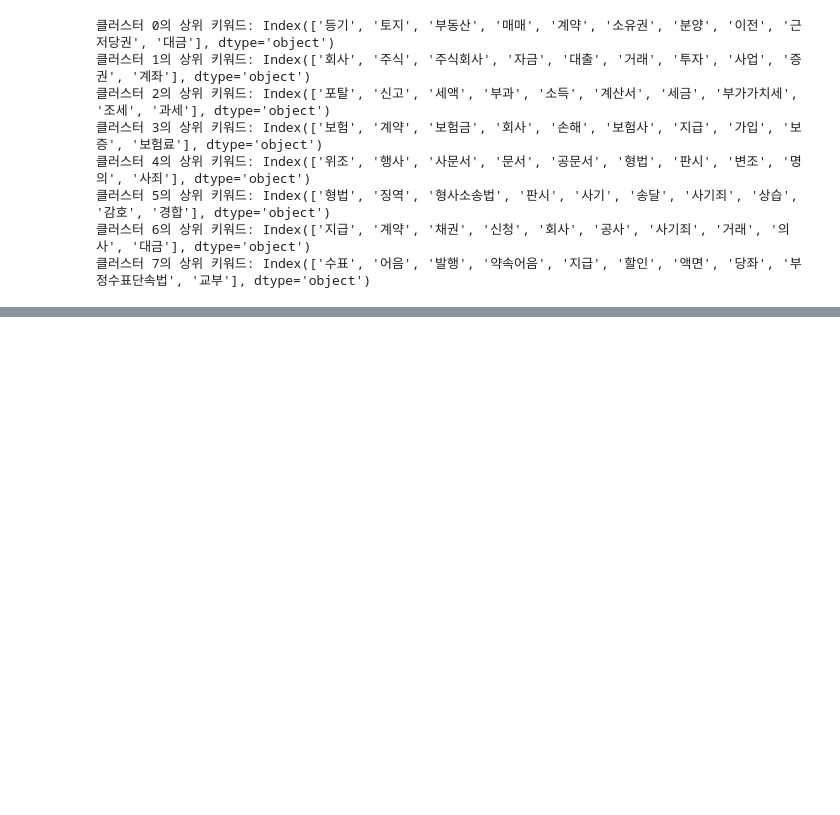
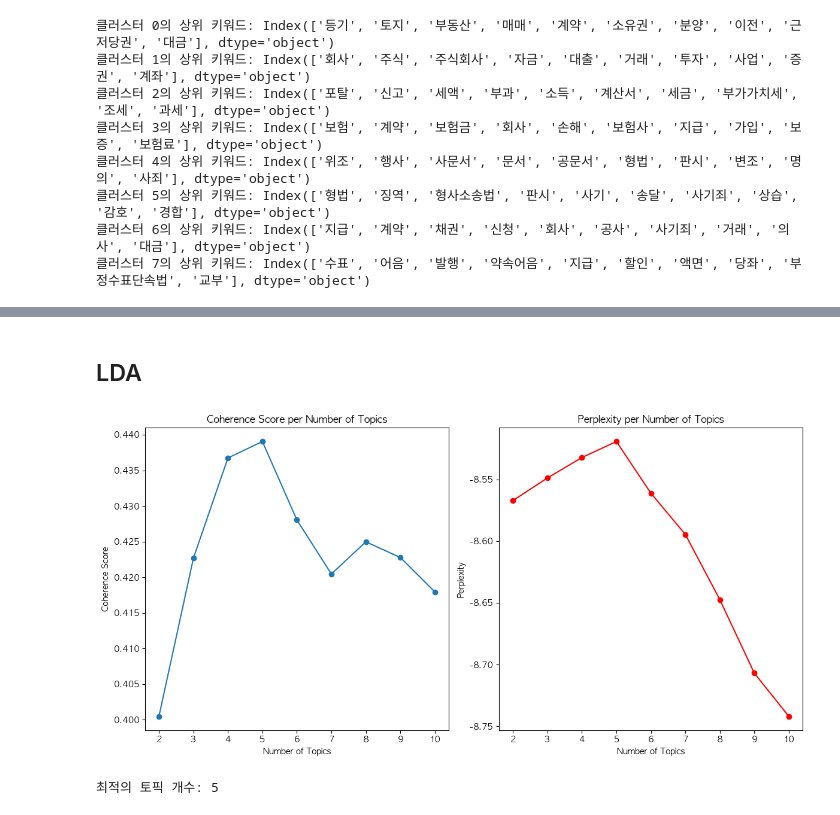
Before and after one commit to sesac-NoF/NoF, a Jupyter notebook: EDA_network_js.ipynb, the cells around one changed output, grey strips where cells are left out. Drawn from its saved outputs; the diff is of its cells as text; code cells hidden in the pictures; blank space fills up the shorter version.

```diff
--- a/EDA_network_js.ipynb
+++ b/EDA_network_js.ipynb
@@ -404,0 +667,65 @@ plt.show()
+# %% [markdown]
+## LDA
+# %%
+from gensim import corpora
+from gensim.models import CoherenceModel, LdaModel
+from sklearn.model_selection import train_test_split
+import matplotlib.pyplot as plt
+
+# 데이터 준비 및 토큰화
+texts = [doc.split() for doc in fraud_df['판례내용_이유(불용어제거)']]
+
+# gensim의 Dictionary와 Corpus 생성
+dictionary = corpora.Dictionary(texts)
+corpus = [dictionary.doc2bow(text) for text in texts]
+
+# 최적의 토픽 수 찾기 함수 정의
+def compute_coherence_values(dictionary, corpus, texts, start, limit, step):
+    coherence_values = []
+    perplexity_values = []
+    model_list = []
+
+    for num_topics in range(start, limit, step):
+        model = LdaModel(corpus=corpus, num_topics=num_topics, id2word=dictionary, random_state=42)
+        model_list.append(model)
+
+        # Coherence Score 계산
+        coherence_model = CoherenceModel(model=model, texts=texts, dictionary=dictionary, coherence='c_v')
+        coherence_values.append(coherence_model.get_coherence())
+
+        # Perplexity 계산
+        perplexity_values.append(model.log_perplexity(corpus))
+
+    return model_list, coherence_values, perplexity_values
+
+# 토픽 개수 설정 범위
+start, limit, step = 2, 11, 1  # 예: 2에서 11까지 1씩 증가
+
+# 최적의 토픽 수 찾기
+model_list, coherence_values, perplexity_values = compute_coherence_values(dictionary, corpus, texts, start, limit, step)
+
+# Coherence Score와 Perplexity 그래프 그리기
+x = range(start, limit, step)
+plt.figure(figsize=(12, 6))
+
+plt.subplot(1, 2, 1)
+plt.plot(x, coherence_values, marker='o')
+plt.xlabel("Number of Topics")
+plt.ylabel("Coherence Score")
+plt.title("Coherence Score per Number of Topics")
+
+plt.subplot(1, 2, 2)
+plt.plot(x, perplexity_values, marker='o', color='red')
+plt.xlabel("Number of Topics")
+plt.ylabel("Perplexity")
+plt.title("Perplexity per Number of Topics")
+
+plt.tight_layout()
+plt.show()
+
+# 최적의 토픽 개수 선택
+optimal_topic_count = x[coherence_values.index(max(coherence_values))]
+print(f"최적의 토픽 개수: {optimal_topic_count}")
+# %% [output]
+[figure, added]
+최적의 토픽 개수: 5
```
Also changed, not shown: parts of 31 cells of this notebook, 1 other file.
